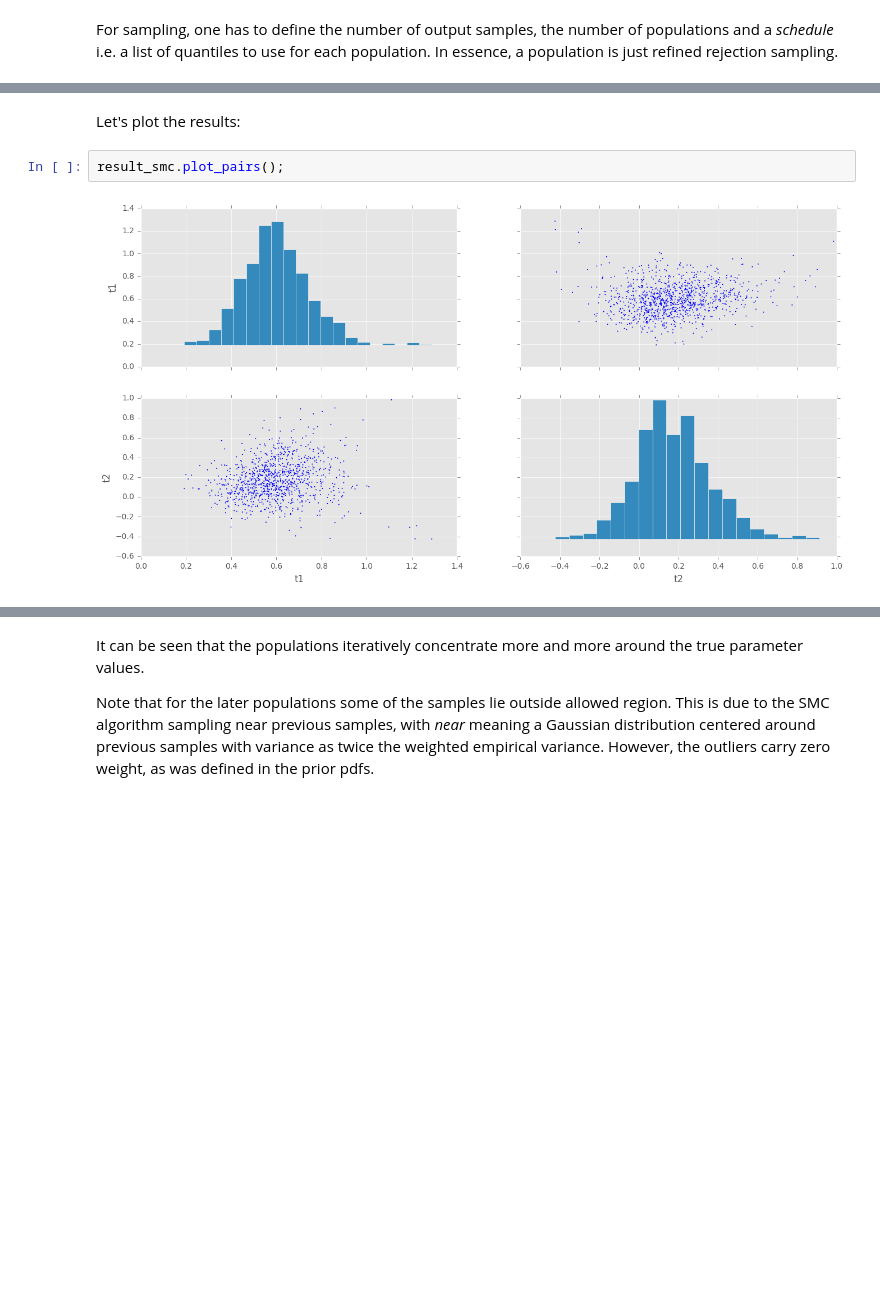
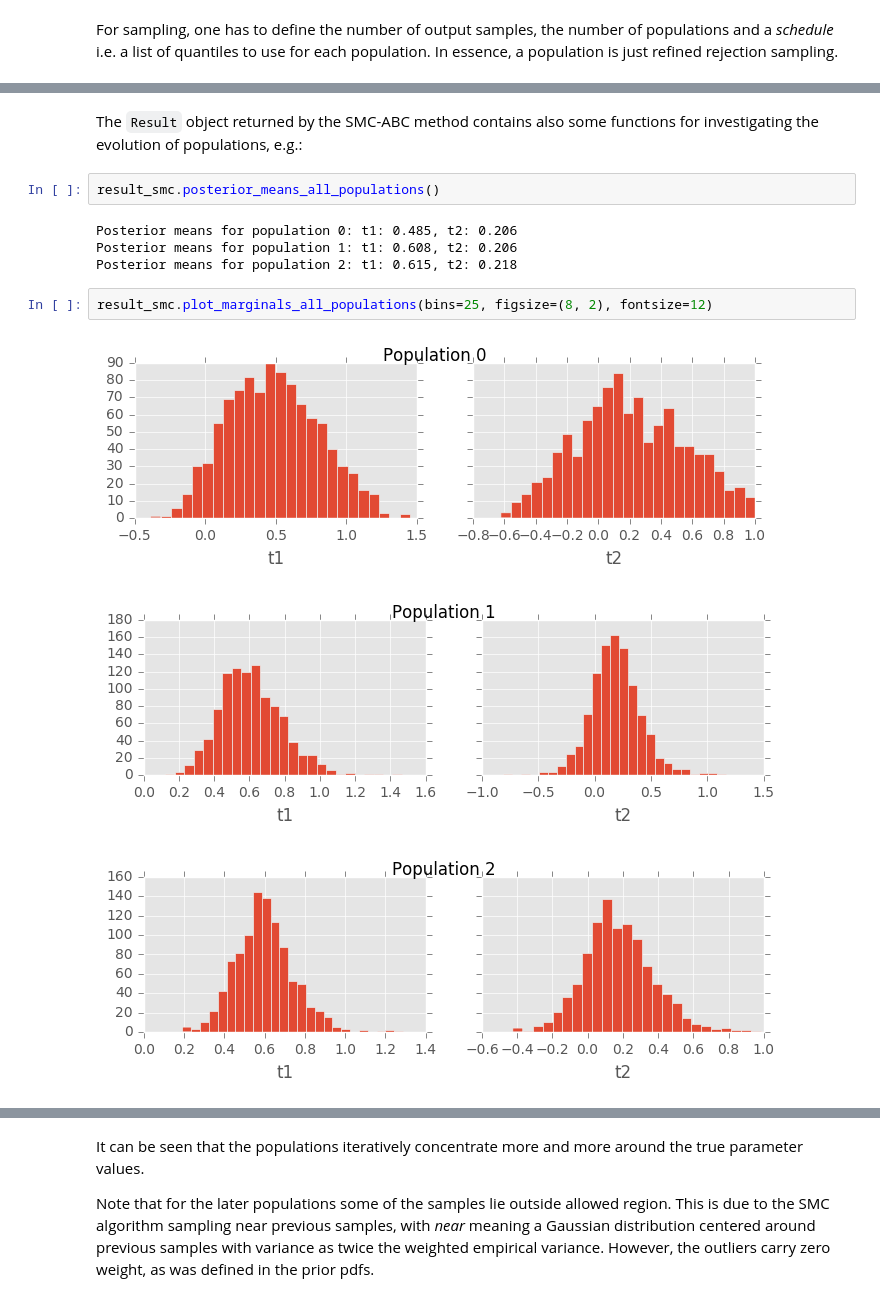
Before and after one commit to elfi-dev/elfi, a Jupyter notebook: notebooks/ELFI_tutorial_MA2.ipynb, the cells around one changed output, grey strips where cells are left out. Cells and saved outputs as stored; diff of their text form; blank space fills up the shorter version.

```diff
--- a/notebooks/ELFI_tutorial_MA2.ipynb
+++ b/notebooks/ELFI_tutorial_MA2.ipynb
@@ -326,8 +328,16 @@ Number of simulations: 340000
 Threshold: 0.05
 Posterior means: t1: 0.6, t2: 0.176
-# %% [markdown]
-Let's plot the results:
+# %% [markdown]
+The `Result` object returned by the SMC-ABC method contains also some functions for investigating the evolution of populations, e.g.:
 # %%
-result_smc.plot_pairs();
+result_smc.posterior_means_all_populations()
 # %% [output]
-[figure, removed]
+Posterior means for population 0: t1: 0.485, t2: 0.206
+Posterior means for population 1: t1: 0.608, t2: 0.206
+Posterior means for population 2: t1: 0.615, t2: 0.218
+# %%
+result_smc.plot_marginals_all_populations(bins=25, figsize=(8, 2), fontsize=12)
+# %% [output]
+[figure, added]
+[figure, added]
+[figure, added]
```
Also changed, not shown: parts of 18 cells of this notebook, 2 other files.
